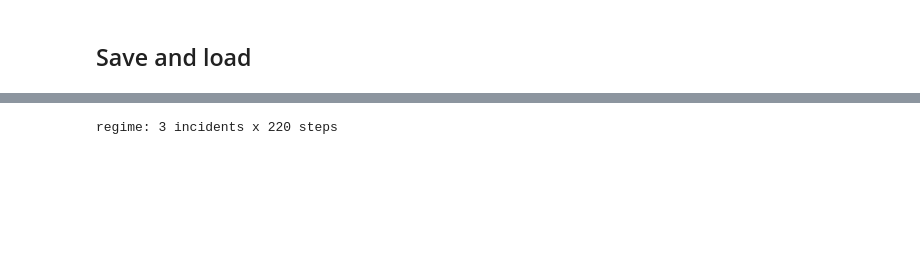
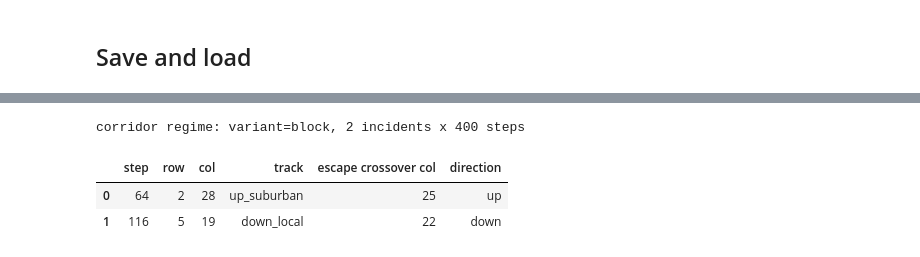
Before and after one commit to MathgeniusTB2/RL-Assessment-3, a Jupyter notebook: notebooks/train_schedule_optimisation.ipynb, the cells around one changed output, grey strips where cells are left out. Drawn from its saved outputs; the diff is of its cells as text; code cells hidden in the pictures; blank space fills up the shorter version.

```diff
--- a/notebooks/train_schedule_optimisation.ipynb
+++ b/notebooks/train_schedule_optimisation.ipynb
@@ -137,6 +142,18 @@ TIMESTEPS = REPORTED if FULL_RUN else {k: 20_000 for k in REPORTED}
 EVAL_SEEDS = list(range(3000, 3030))   # held out: checkpoints were picked on 9001-9004
 print(f"FULL_RUN={FULL_RUN}  budgets={TIMESTEPS}")
 
+# ---- the reported disruption regime (scripts/regimes.py) -------------------
+# "block" is an EXOGENOUS blockage: a cell's rail transitions are zeroed for
+# REGIME_DURATION steps at a seed-drawn time, so the failure exists whether or
+# not a train goes near it. A train-borne failure fired only when a train
+# arrived, which let a rerouting policy make the incident vanish - measured, the
+# delayed and no-disruption runs became the same episode. See "The disruption
+# regime".
+REGIME_VARIANT = "block"
+REGIME_INCIDENTS = 2      # one per direction per episode
+REGIME_DURATION = 400     # steps the cell stays impassable (~40% of an episode)
+CHECKPOINT = ROOT / "runs" / "xb_b" / "best_model.zip"   # shipped corridor policy
+
 # scripts/ carries the regime, reward and evaluation helpers used below
 import sys as _sys
 _scripts = REPO / "scripts"
@@ -1778,33 +1988,53 @@ seed, so the seed still changes the episode. Over 30 seeds the baseline complete
 # %%
-# Install the regime and audit what fired
+# Install each scenario's regime and audit what fired.
 import sys as _sys
 from pathlib import Path as _Path
 
 _scripts = REPO / "scripts"
 if str(_scripts) not in _sys.path:
     _sys.path.insert(0, str(_scripts))
 
 import regimes  # noqa: E402
 
-REGIME_INCIDENTS = 3
-REGIME_DURATION = 220
 
-
-def install_regime(parallel_env, scenario=SCENARIO, incidents=REGIME_INCIDENTS):
+def install_regime(parallel_env, scenario=SCENARIO, incidents=REGIME_INCIDENTS,
+                   variant=REGIME_VARIANT):
     """Attach the delayed-condition regime to a PettingZoo parallel env."""
-    return regimes.install(parallel_env._wrap, scenario, incidents)
+    return regimes.install(parallel_env._wrap, scenario, incidents, variant=variant)
 
 
 def regime_report(state, scenario=SCENARIO):
-    """Every failure, and whether it landed where it could be avoided."""
-    band = regimes.compact_fire_band() if regimes.is_compact(scenario) else set()
-    return [{"handle": h, "row": r, "col": c, "step": s,
-             "avoidable_band": ((r, c) in band) if band else None}
-            for h, r, c, s in state.get("fired", [])]
+    """Every failure: where it landed, when, and the crossover it can be dodged at."""
+    approach = state.get("approach", {}) if isinstance(state, dict) else {}
+    rows = []
+    for entry in state.get("fired", []):
+        _, row, col, step = entry
+        commit = approach.get((row, col))
+        rows.append({
+            "step": step, "row": row, "col": col,
+            "track": regimes.COMPACT_ROWS.get(row, "") if regimes.is_compact(scenario) else "",
+            "escape crossover col": commit[0] if commit else None,
+            "direction": commit[1] if commit else None,
+        })
+    return pd.DataFrame(rows)
 
-print(f"regime: {REGIME_INCIDENTS} incidents x {REGIME_DURATION} steps")
+
+_audit_env = make_parallel_env(SCENARIO, "normal")
+_audit_state = install_regime(_audit_env)
+_audit_env.reset(seed=3001)
+for _ in range(200):
+    _obs, _r, _t, _, _i = _audit_env.step({h: MOVE_FORWARD for h in _audit_env.possible_agents})
+    if all(v for k, v in _t.items() if k != "__all__"):
+        break
+
+print(f"corridor regime: variant={REGIME_VARIANT}, {REGIME_INCIDENTS} incidents x "
+      f"{REGIME_DURATION} steps")
+display(regime_report(_audit_state))
 # %% [output]
-regime: 3 incidents x 220 steps
+corridor regime: variant=block, 2 incidents x 400 steps
+|  | step | row | col | track | escape crossover col | direction |
+| 0 | 64 | 2 | 28 | up_suburban | 25 | up |
+| 1 | 116 | 5 | 19 | down_local | 22 | down |
 # %% [markdown]
 ## Results
 
```
Also changed, not shown: parts of 23 cells of this notebook, 47 other files.
